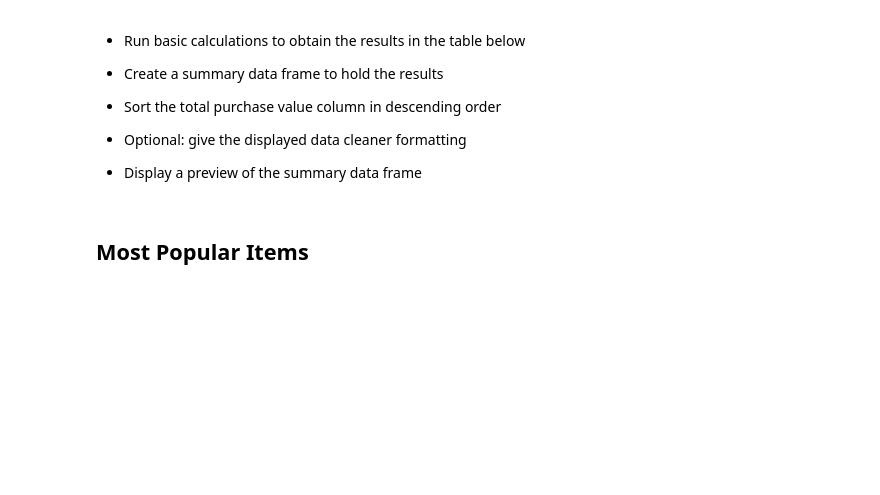
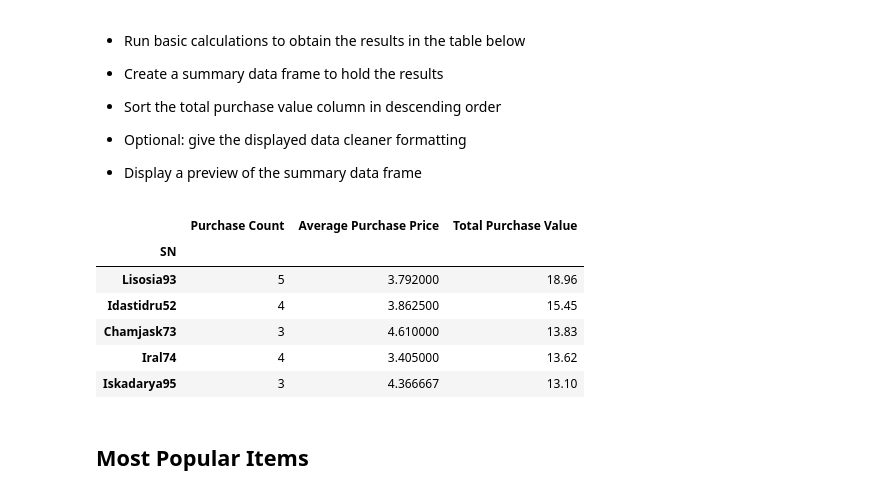
Before and after one commit to licia858/PandasHeroes, a Jupyter notebook: HeroesOfPymoli_starter.ipynb, the cells around one changed output. Drawn from its saved outputs; the diff is of its cells as text; code cells hidden in the pictures; blank space fills up the shorter version.

```diff
--- a/HeroesOfPymoli_starter.ipynb
+++ b/HeroesOfPymoli_starter.ipynb
@@ -301,6 +301,30 @@ PriceCount
 
 
 * Display a preview of the summary data frame
+# %%
+TSgroup = cleanpurchasedata.groupby("SN")
+TS_df = pd.DataFrame(TSgroup["Price"].count())
+
+TSCount = pd.DataFrame(TSgroup['Price'].count())
+TSCount = TSCount.rename(columns = {"Price": "Purchase Count"})
+
+TSMean = pd.DataFrame(TSgroup[["Price"]].mean())
+TSMean = TSMean.rename(columns = {"Price": "Average Purchase Price"})
+TSCount = TSCount.merge(TSMean, on="SN")
+
+TSTotal = pd.DataFrame(TSgroup[["Price"]].sum())
+TSTotal = TSTotal.rename(columns = {"Price": "Total Purchase Value"})
+TSCount = TSCount.merge(TSTotal, on="SN")
+
+TSCount.sort_values('Total Purchase Value', ascending=False).head()
+# %% [output]
+|  | Purchase Count | Average Purchase Price | Total Purchase Value |
+| SN |  |  |  |
+| Lisosia93 | 5 | 3.792000 | 18.96 |
+| Idastidru52 | 4 | 3.862500 | 15.45 |
+| Chamjask73 | 3 | 4.610000 | 13.83 |
+| Iral74 | 4 | 3.405000 | 13.62 |
+| Iskadarya95 | 3 | 4.366667 | 13.10 |
 # %% [markdown]
 ## Most Popular Items
 # %% [markdown]
```
Also changed, not shown: parts of 7 cells of this notebook.
